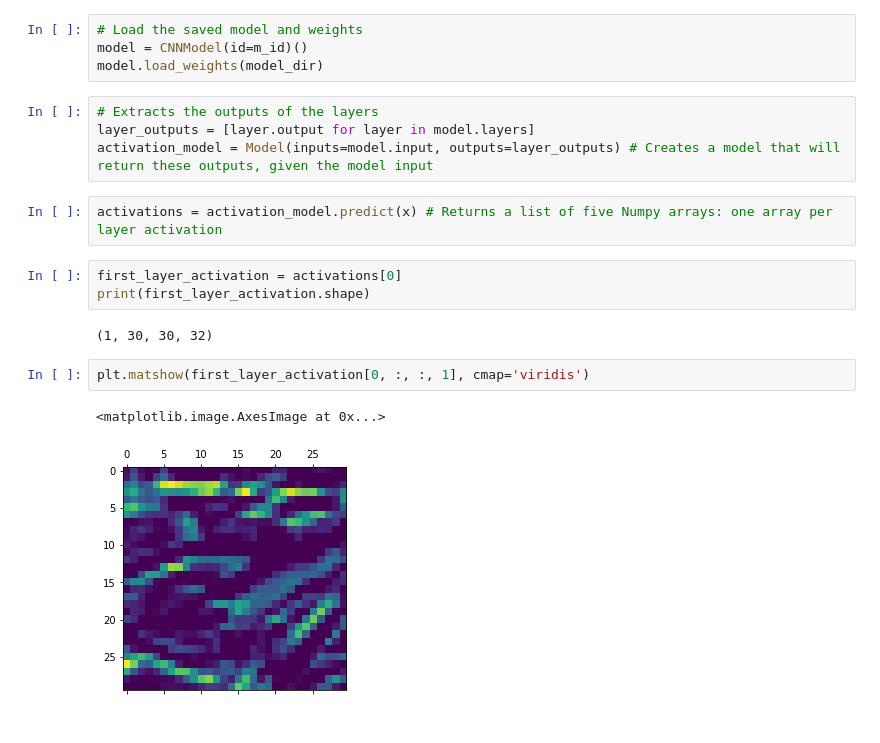
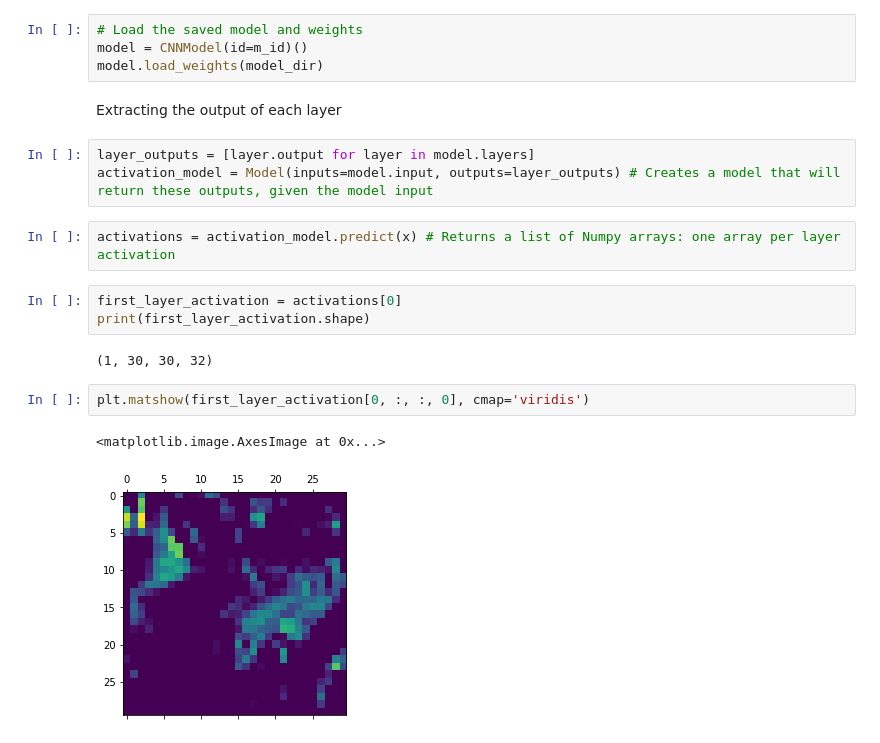
Before and after one commit to tareksanger/COMP4102_Programming_A2, a Jupyter notebook: Part1/patches.ipynb, the cells around one changed output. Saved outputs shown, nothing was run; the diff lists cells and outputs as text.

```diff
--- a/Part1/patches.ipynb
+++ b/Part1/patches.ipynb
@@ -28,20 +32,21 @@ model_dir = os.path.abspath('Models/') + f'/{m_id}/final_weights.hdf5'
 # Load the saved model and weights
 model = CNNModel(id=m_id)()
 model.load_weights(model_dir)
+# %% [markdown]
+Extracting the output of each layer
 # %%
-# Extracts the outputs of the layers
 layer_outputs = [layer.output for layer in model.layers]
 activation_model = Model(inputs=model.input, outputs=layer_outputs) # Creates a model that will return these outputs, given the model input
 # %%
-activations = activation_model.predict(x) # Returns a list of five Numpy arrays: one array per layer activation
+activations = activation_model.predict(x) # Returns a list of Numpy arrays: one array per layer activation
 # %%
 first_layer_activation = activations[0]
 print(first_layer_activation.shape)
 # %% [output]
 (1, 30, 30, 32)
 # %%
-plt.matshow(first_layer_activation[0, :, :, 1], cmap='viridis')
+plt.matshow(first_layer_activation[0, :, :, 0], cmap='viridis')
 # %% [output]
 <matplotlib.image.AxesImage at 0x...>
-[figure, old version]
+[figure, new version]
 # %%
```
Also changed, not shown: parts of 3 cells of this notebook, 29 other files.
